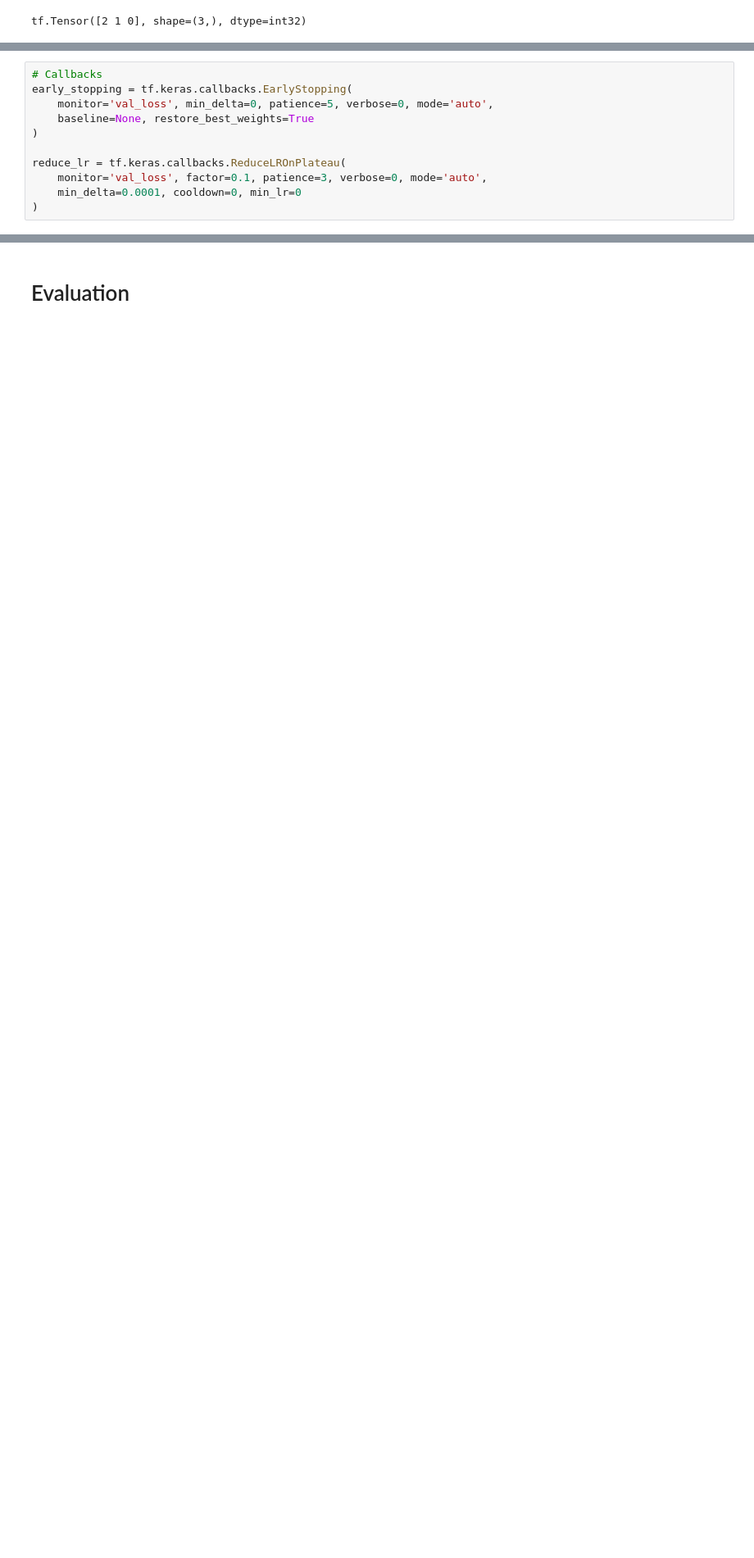
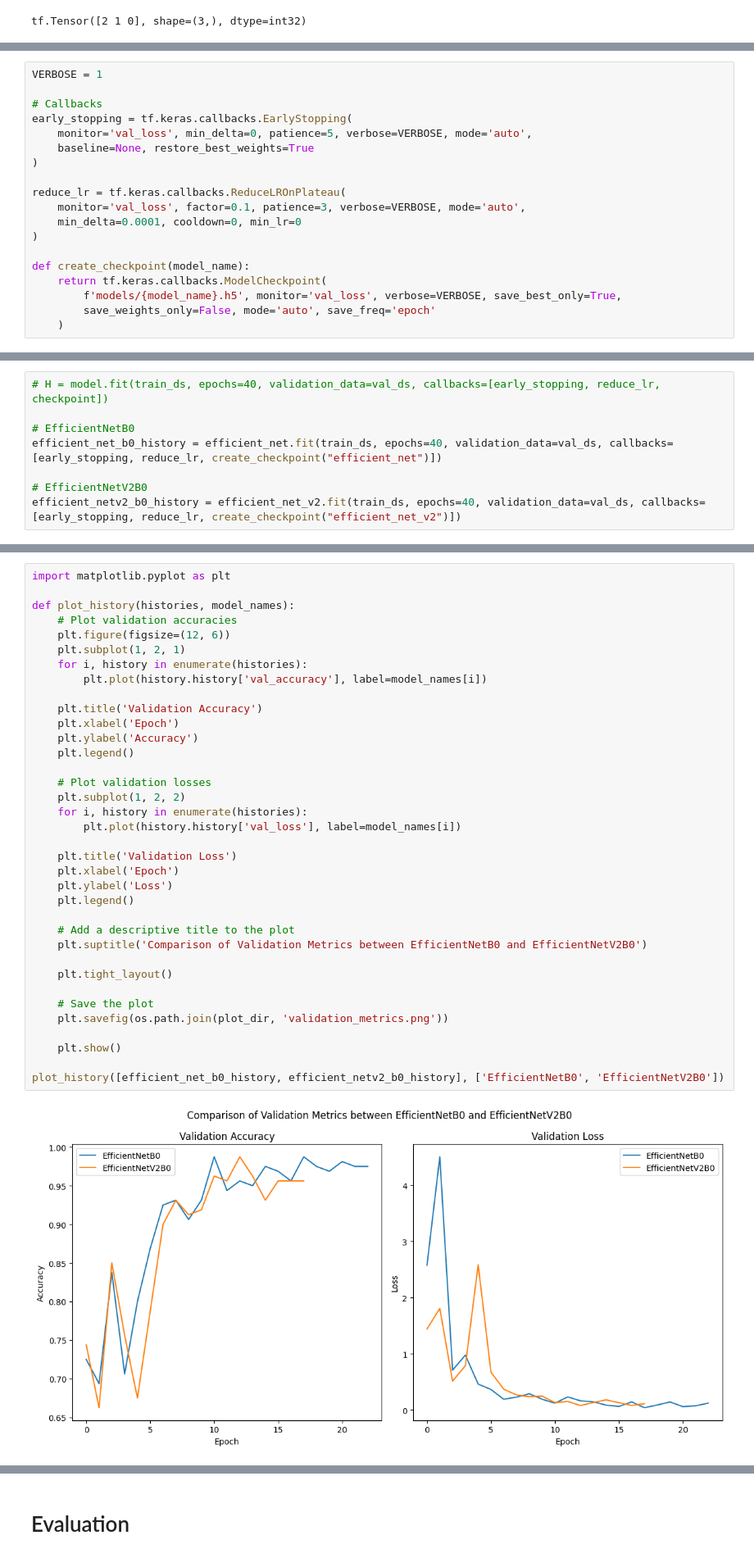
Before and after one commit to lucastanger/embedded-quality-assurance, a Jupyter notebook: TFLiteModel.ipynb, the cells around one changed output, grey strips where cells are left out. Shown at 82% size. Cells and saved outputs as stored; diff of their text form; blank space fills up the shorter version.

```diff
--- a/TFLiteModel.ipynb
+++ b/TFLiteModel.ipynb
@@ -275,11 +296,19 @@ ________________________________________________________________________________
 # %%
+VERBOSE = 1
+
 # Callbacks
 early_stopping = tf.keras.callbacks.EarlyStopping(
-    monitor='val_loss', min_delta=0, patience=5, verbose=0, mode='auto',
+    monitor='val_loss', min_delta=0, patience=5, verbose=VERBOSE, mode='auto',
     baseline=None, restore_best_weights=True
 )
 
 reduce_lr = tf.keras.callbacks.ReduceLROnPlateau(
-    monitor='val_loss', factor=0.1, patience=3, verbose=0, mode='auto',
+    monitor='val_loss', factor=0.1, patience=3, verbose=VERBOSE, mode='auto',
     min_delta=0.0001, cooldown=0, min_lr=0
 )
+
+def create_checkpoint(model_name):
+    return tf.keras.callbacks.ModelCheckpoint(
+        f'models/{model_name}.h5', monitor='val_loss', verbose=VERBOSE, save_best_only=True,
+        save_weights_only=False, mode='auto', save_freq='epoch'
+    )
@@ -341,0 +315,8 @@ plot_history(H)
+# %%
+# H = model.fit(train_ds, epochs=40, validation_data=val_ds, callbacks=[early_stopping, reduce_lr, checkpoint])
+
+# EfficientNetB0
+efficient_net_b0_history = efficient_net.fit(train_ds, epochs=40, validation_data=val_ds, callbacks=[early_stopping, reduce_lr, create_checkpoint("efficient_net")])
+
+# EfficientNetV2B0
+efficient_netv2_b0_history = efficient_net_v2.fit(train_ds, epochs=40, validation_data=val_ds, callbacks=[early_stopping, reduce_lr, create_checkpoint("efficient_net_v2")])
@@ -342 +349,39 @@ plot_history(H)
+# %%
+import matplotlib.pyplot as plt
+
+def plot_history(histories, model_names):
+    # Plot validation accuracies
+    plt.figure(figsize=(12, 6))
+    plt.subplot(1, 2, 1)
+    for i, history in enumerate(histories):
+        plt.plot(history.history['val_accuracy'], label=model_names[i])
+
+    plt.title('Validation Accuracy')
+    plt.xlabel('Epoch')
+    plt.ylabel('Accuracy')
+    plt.legend()
+
+    # Plot validation losses
+    plt.subplot(1, 2, 2)
+    for i, history in enumerate(histories):
+        plt.plot(history.history['val_loss'], label=model_names[i])
+
+    plt.title('Validation Loss')
+    plt.xlabel('Epoch')
+    plt.ylabel('Loss')
+    plt.legend()
+
+    # Add a descriptive title to the plot
+    plt.suptitle('Comparison of Validation Metrics between EfficientNetB0 and EfficientNetV2B0')
+
+    plt.tight_layout()
+
+    # Save the plot
+    plt.savefig(os.path.join(plot_dir, 'validation_metrics.png'))
+
+    plt.show()
+
+plot_history([efficient_net_b0_history, efficient_netv2_b0_history], ['EfficientNetB0', 'EfficientNetV2B0'])
+# %% [output]
+[figure, added]
 # %%
```
Also changed, not shown: parts of 21 cells of this notebook, 12 other files.
